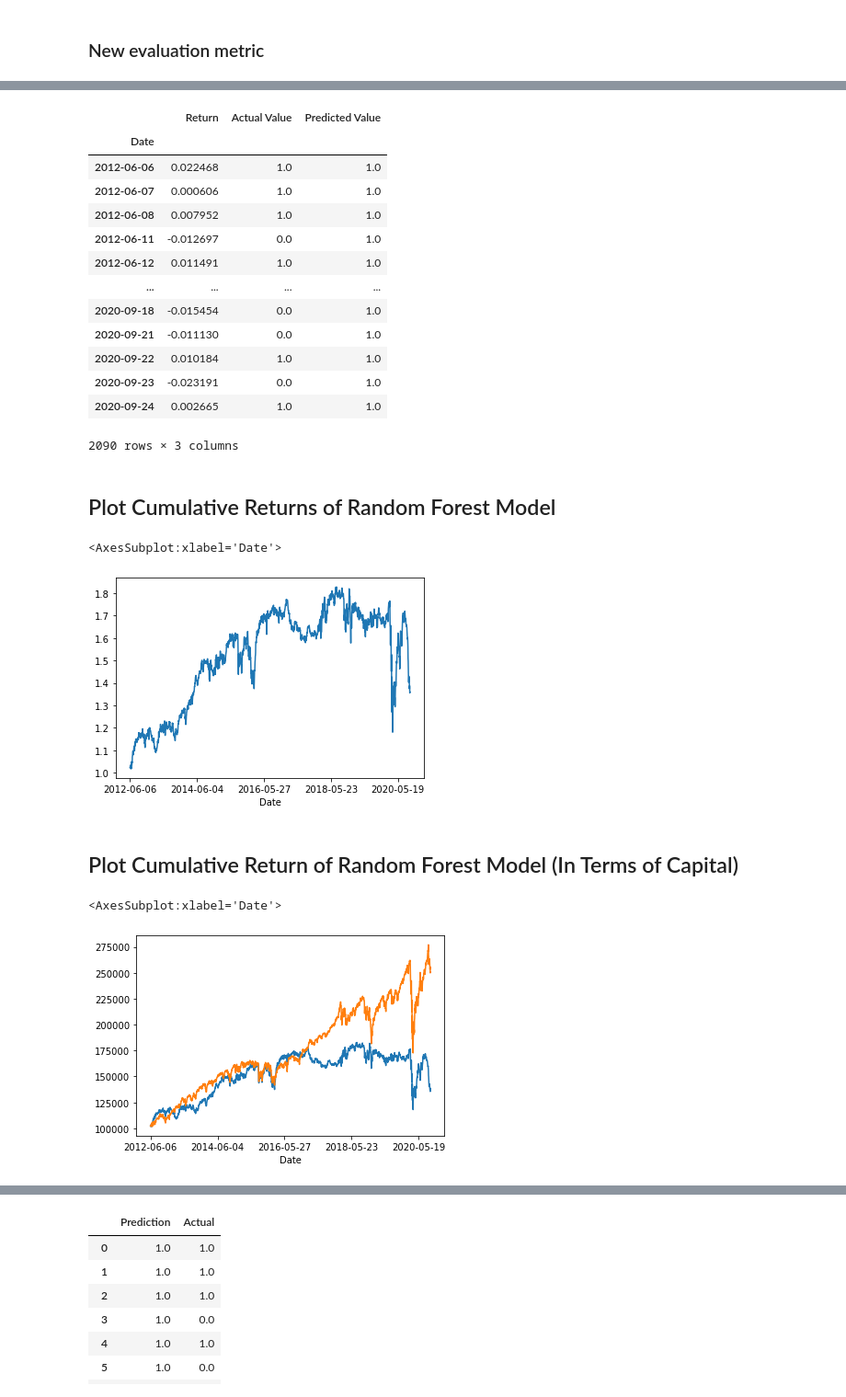
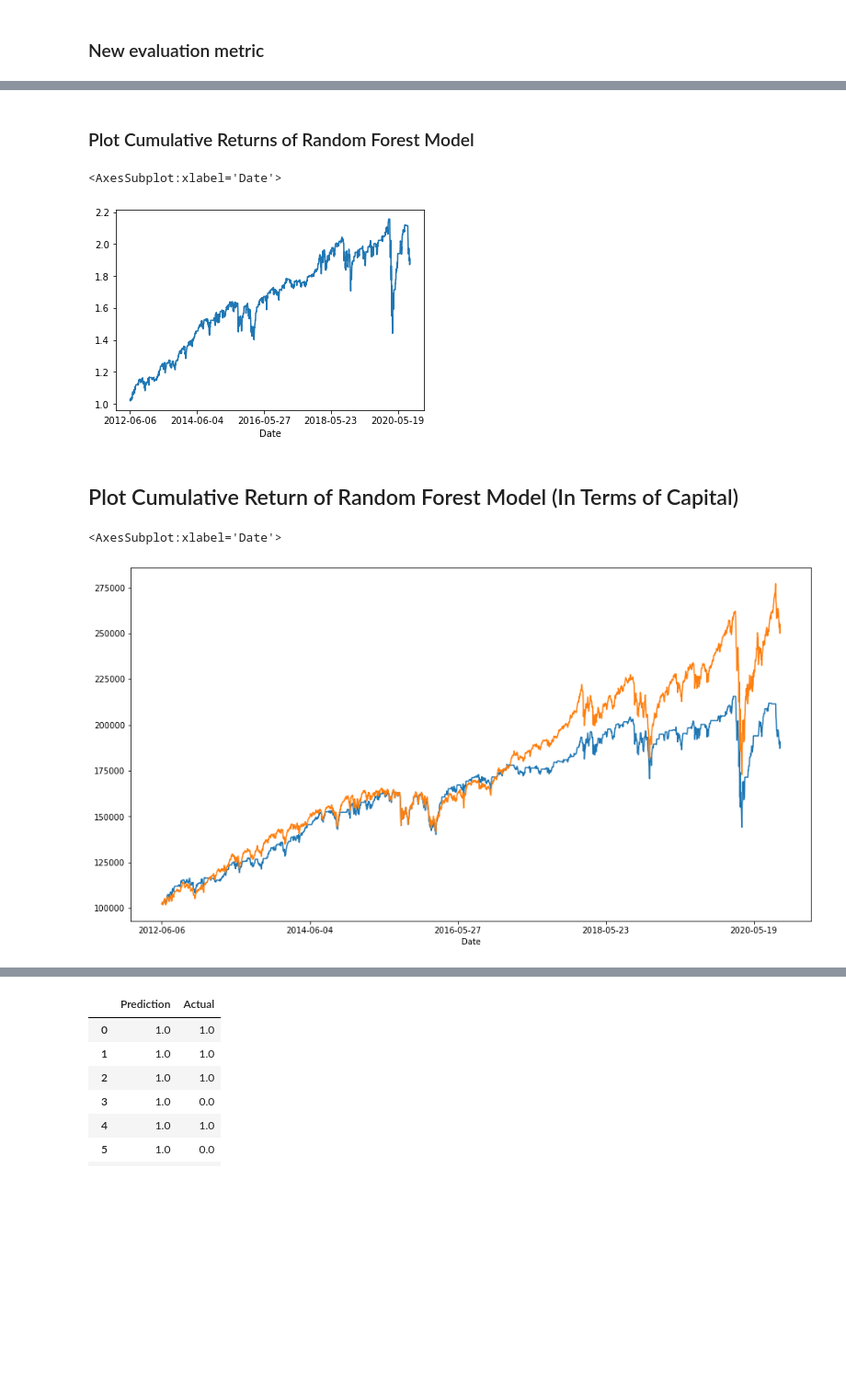
Before and after one commit to JessicaDeCunha/Machine-Learning-Models-in-Algorithmic-Trading, a Jupyter notebook: Algorithmic_trading.ipynb, the cells around one changed output, grey strips where cells are left out. Shown at 92% size. Drawn from its saved outputs; the diff is of its cells as text; code cells hidden in the pictures; blank space fills up the shorter version.

Commit message:
Added backtesting results

```diff
--- a/Algorithmic_trading.ipynb
+++ b/Algorithmic_trading.ipynb
@@ -282,7 +286,7 @@ training_end="2012-06-05"
 
 # Construct testing start and end dates
 testing_start="2012-06-06"
-testing_end="2020-09-24"
+testing_end="2020-09-25"
 # %% [markdown]
 ### Separate X and Y Training Datasets
 # %%
@@ -330,15 +328,16 @@ Name: Positive Return, dtype: float64
 ### Train Random Forest Model
 # %%
 # Fit a SKLearn linear regression using just the training set (X_train, Y_train):
-model = RandomForestClassifier(n_estimators=100, max_depth=3, random_state=0)
-model.fit(x_train, y_train)
+model_rfc = RandomForestClassifier(n_estimators=100, max_depth=3, random_state=0)
+model_rfc.fit(x_train, y_train)
 
 # Make a prediction of "y" values from the x test dataset
-predictions = model.predict(x_test)
+predictions_rfc = model_rfc.predict(x_test)
 
 # Assemble actual y data (Y_test) with predicted y data (from just above) into two columns in a dataframe:
 results = y_test.to_frame()
-#Results = Results.rename(columns="Actual Value", inplace=False)
-results["Predicted Value"] = predictions
-results
+
+#Construict the dataframe
+results = pd.DataFrame({ "Actual Value": y_test, "Predicted Value": predictions_rfc})
+results .head()
 # %% [output]
@@ -359,14 +351,8 @@ results
 # %%
-# Add daily returns and rename columns
+# Add daily returns and reorder columns
 results["Return"] = SP500_df["daily_return"]
 
-#Reorder column
-results=results[["Return","Positive Return","Predicted Value"]]
-
-#Rename column
-# columns =["Return","Actual Value","Predicted Value"]
-results.rename(columns={"Positive Return":"Actual Value"}, inplace=True)
-
+results=results[["Return","Actual Value","Predicted Value"]]
 results
 # %% [output]
 |  | Return | Actual Value | Predicted Value |
@@ -454,43 +438,24 @@ cohen_kappa_score(y_test, predictions)
-# %%
-# Replace predicted values 0 to -1 to account for shorting
-results['Predicted Value'].replace(0, -1, inplace=True)
-results
-# %% [output]
-|  | Return | Actual Value | Predicted Value |
-| Date |  |  |  |
-| 2012-06-06 | 0.022468 | 1.0 | 1.0 |
-| 2012-06-07 | 0.000606 | 1.0 | 1.0 |
-| 2012-06-08 | 0.007952 | 1.0 | 1.0 |
-| 2012-06-11 | -0.012697 | 0.0 | 1.0 |
-| 2012-06-12 | 0.011491 | 1.0 | 1.0 |
-| ... | ... | ... | ... |
-| 2020-09-18 | -0.015454 | 0.0 | 1.0 |
-| 2020-09-21 | -0.011130 | 0.0 | 1.0 |
-| 2020-09-22 | 0.010184 | 1.0 | 1.0 |
-| 2020-09-23 | -0.023191 | 0.0 | 1.0 |
-| 2020-09-24 | 0.002665 | 1.0 | 1.0 |
-2090 rows × 3 columns
 # %% [markdown]
-## Plot Cumulative Returns of Random Forest Model
+### Plot Cumulative Returns of Random Forest Model
 # %%
 # Calculate cumulative return of model and plot the result
 (1 + (results['Return'] * results['Predicted Value'])).cumprod().plot()
 # %% [output]
 <AxesSubplot:xlabel='Date'>
-[figure, old version]
+[figure, new version]
 # %% [markdown]
 ## Plot Cumulative Return of Random Forest Model (In Terms of Capital)
 # %%
 # Set initial capital allocation
 initial_capital = 100000
 
 # Plot cumulative return of model in terms of capital
 cumulative_return_capital = initial_capital * (1 + (results['Return'] * results['Predicted Value'])).cumprod()
-cumulative_return_capital.plot()
+cumulative_return_capital.plot(figsize=(15,8))
 
 # Compare cumulative return of index (SP500)
 cumulative_return_index=initial_capital * (1 + (results['Return'])) .cumprod()
-cumulative_return_index.plot()
+cumulative_return_index.plot(figsize=(15,8))
 # %% [output]
 <AxesSubplot:xlabel='Date'>
-[figure, old version]
+[figure, new version]
```
Also changed, not shown: parts of 45 cells of this notebook.
